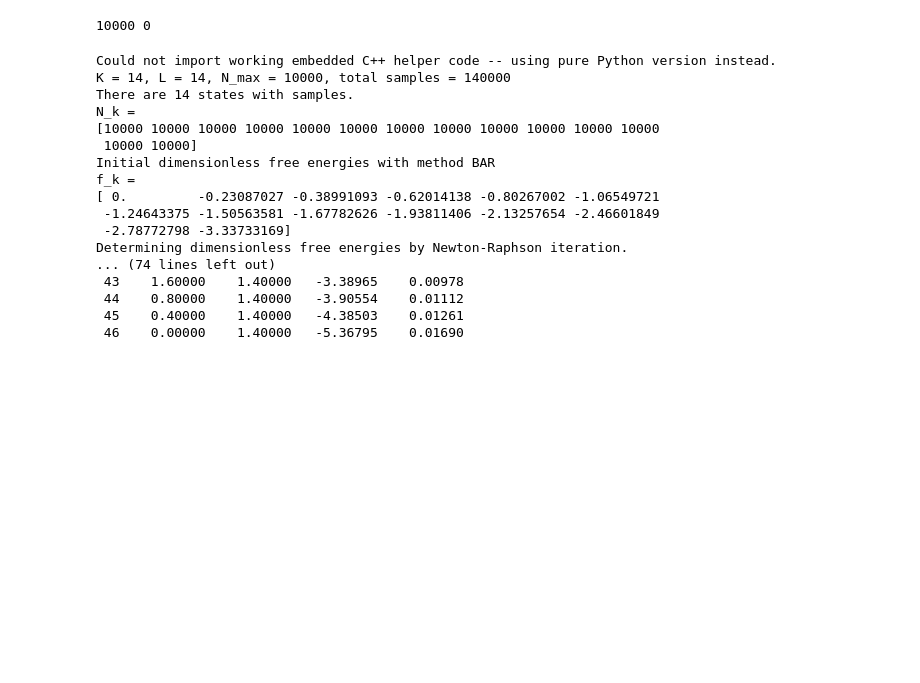
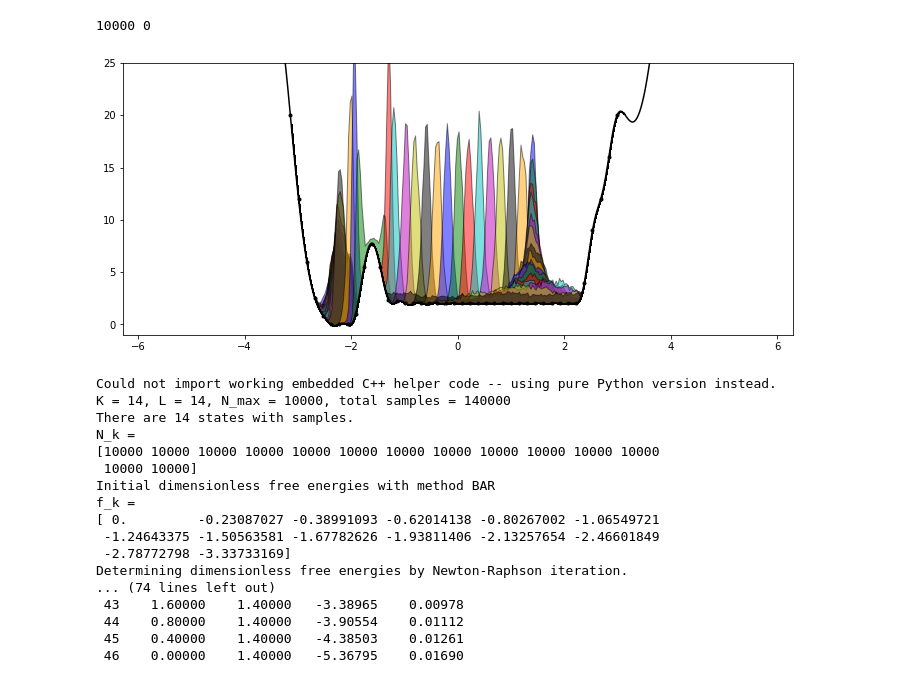
Before and after one commit to nhenriksen/Random, a Jupyter notebook: EnergyLandscape-MBAR-Testing.ipynb, the cells around one changed output. Saved outputs shown, nothing was run; the diff lists cells and outputs as text; code cells hidden in the pictures; blank space fills up the shorter version.

Commit message:
Updated some outdated codes
Fixed print statements and added some explicit `int()` that is required for modern Python

```diff
--- a/EnergyLandscape-MBAR-Testing.ipynb
+++ b/EnergyLandscape-MBAR-Testing.ipynb
@@ -28,8 +28,9 @@ p0 = np.ones([41], np.float64)
 
 def PotFunc(x,*p):
     fsum = 0.0
-    for i in range((len(p)-1)/2):
-        fsum += p[i]*(1+np.cos(i*x-p[i+((len(p)-1)/2)]))
+    p_range = int((len(p)-1)/2)
+    for i in range(p_range):
+        fsum += p[i]*(1+np.cos(i*x-p[i+(p_range)]))
     fsum += p[-1]*(x**4) # Landscape walls
     return fsum
 
@@ -38,6 +39,7 @@ def RestEne(x,fcn,eql):
 
 popt, pcov = curve_fit(PotFunc,x,y,p0)
 xfull = np.linspace(-2*np.pi, 2*np.pi, 1000)
+print(popt)
 yfit = PotFunc(xfull,*popt)
 rfit = RestEne(xfull,100.0,-1.1)
 yrfit = yfit + RestEne(xfull,100.0,-1.1)
@@ -257,12 +267,14 @@ for i,fcn in enumerate(fcns):
 plt.close(fig)
 plt.figure(figsize=(12,5))
 plt.xlim(-2*np.pi,2*np.pi)
-plt.ylim(-1,20)
+plt.ylim(-1,25)
 plt.plot(x, y, 'k.')
 plt.plot(xfull, yfit,'k-')
 colors = ['b','g','r','c','m','y','k','orange']
-plt.hold(True)
+#plt.hold(True)
+
 #for i in [0,-1]:
+
 for i in range(N):
     hist,bins = np.histogram(Traj[i], bins=200, range=(-np.pi,np.pi))
     width = 0.7 * (bins[1] - bins[0])
@@ -278,5 +290,5 @@ for i in range(Cyc):
     else:
         unbound += 1
 
-print bound,unbound
+print(bound,unbound)
 # %% [output]
@@ -285,3 +295,4 @@ print bound,unbound
 10000 0
+[figure, added]
 # %%
 import sys
```
Also changed, not shown: parts of 10 cells of this notebook.
